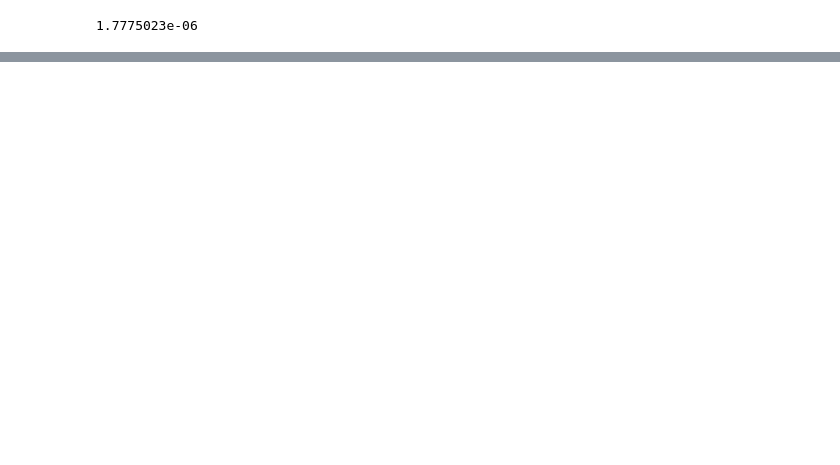
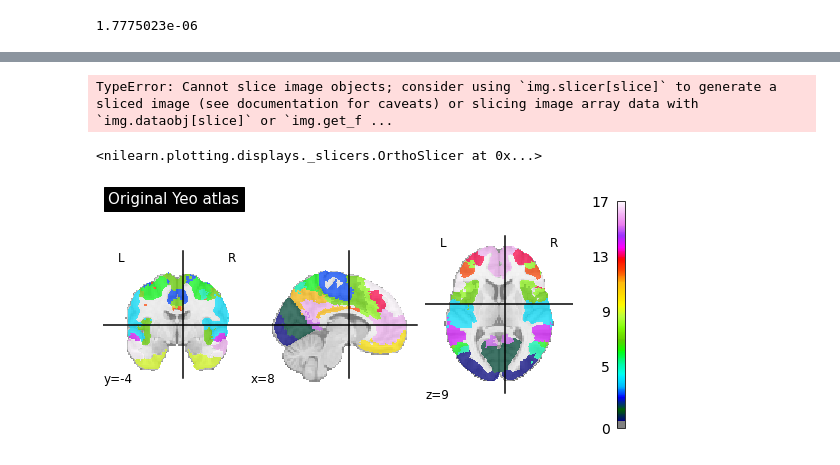
Before and after one commit to brodoSwaggins/brainiak, a Jupyter notebook: docs/examples/eventseg/Event_seg2.ipynb, the cells around one changed output, grey strips where cells are left out. Saved outputs shown, nothing was run; the diff lists cells and outputs as text; code cells hidden in the pictures; blank space fills up the shorter version.

```diff
--- a/docs/examples/eventseg/Event_seg2.ipynb
+++ b/docs/examples/eventseg/Event_seg2.ipynb
@@ -94,0 +132,18 @@ np.mean(masked)
+# %%
+lbls_img, lbls = nl.regions.connected_label_regions(atlas.maps, min_size=27)
+# %% [output]
+TypeError: Cannot slice image objects; consider using `img.slicer[slice]` to generate a sliced image (see documentation for caveats) or slicing image array data with `img.dataobj[slice]` or `img.get_f ...
+# %%
+# First we fetch the Yeo atlas
+atlas_yeo_2011 = datasets.fetch_atlas_yeo_2011()
+atlas_yeo = atlas_yeo_2011.thick_17
+yeo_img = image.load_img(atlas_yeo)
+plotting.plot_roi(
+    atlas_yeo,
+    title="Original Yeo atlas",
+    cut_coords=(8, -4, 9),
+    colorbar=True,
+)
+# %% [output]
+<nilearn.plotting.displays._slicers.OrthoSlicer at 0x...>
+[figure, added]
```
Also changed, not shown: parts of 19 cells of this notebook.
